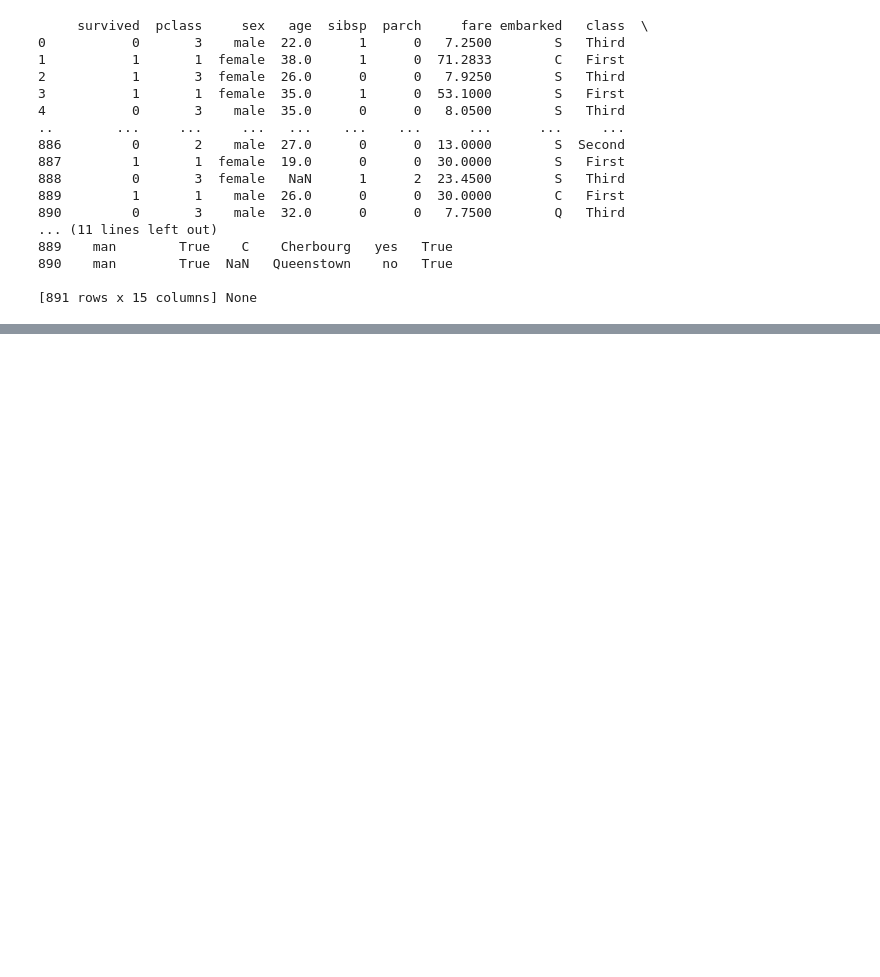
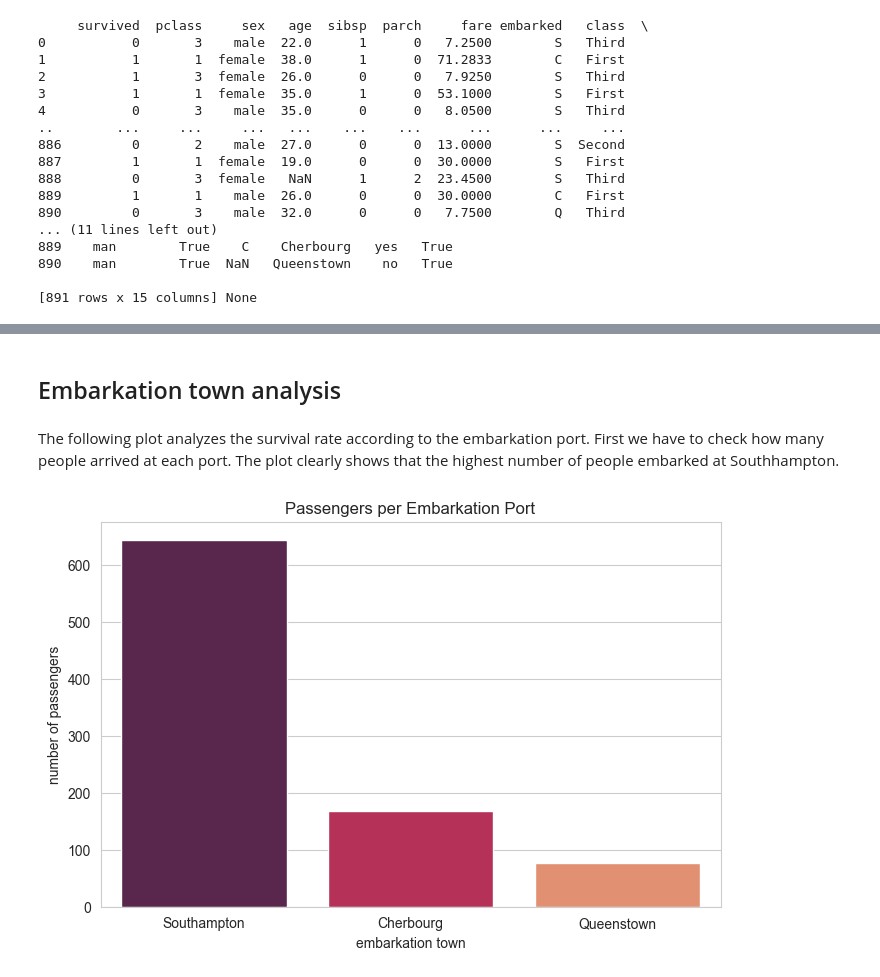
Before and after one commit to NinaGuben/Titanic, a Jupyter notebook: titanic_analysis.ipynb, the cells around one changed output, grey strips where cells are left out. Saved outputs shown, nothing was run; the diff lists cells and outputs as text; code cells hidden in the pictures; blank space fills up the shorter version.

```diff
--- a/titanic_analysis.ipynb
+++ b/titanic_analysis.ipynb
@@ -220,0 +228,15 @@ plt.show()
+# %% [markdown]
+## Embarkation town analysis
+# %% [markdown]
+The following plot analyzes the survival rate according to the embarkation port. First we have to check how many people arrived at each port.
+The plot clearly shows that the highest number of people embarked at Southhampton.
+# %%
+embark_counts = titanic_filtered_cleaned["embark_town"].value_counts()
+plt.figure(figsize=(8,5))
+sns.barplot(x= embark_counts.index, y = embark_counts.values, hue = embark_counts.index, legend = False, palette = "rocket")
+plt.xlabel("embarkation town")
+plt.ylabel("number of passengers")
+plt.title("Passengers per Embarkation Port")
+plt.show()
+# %% [output]
+[figure, added]
```
Also changed, not shown: parts of 43 cells of this notebook.
